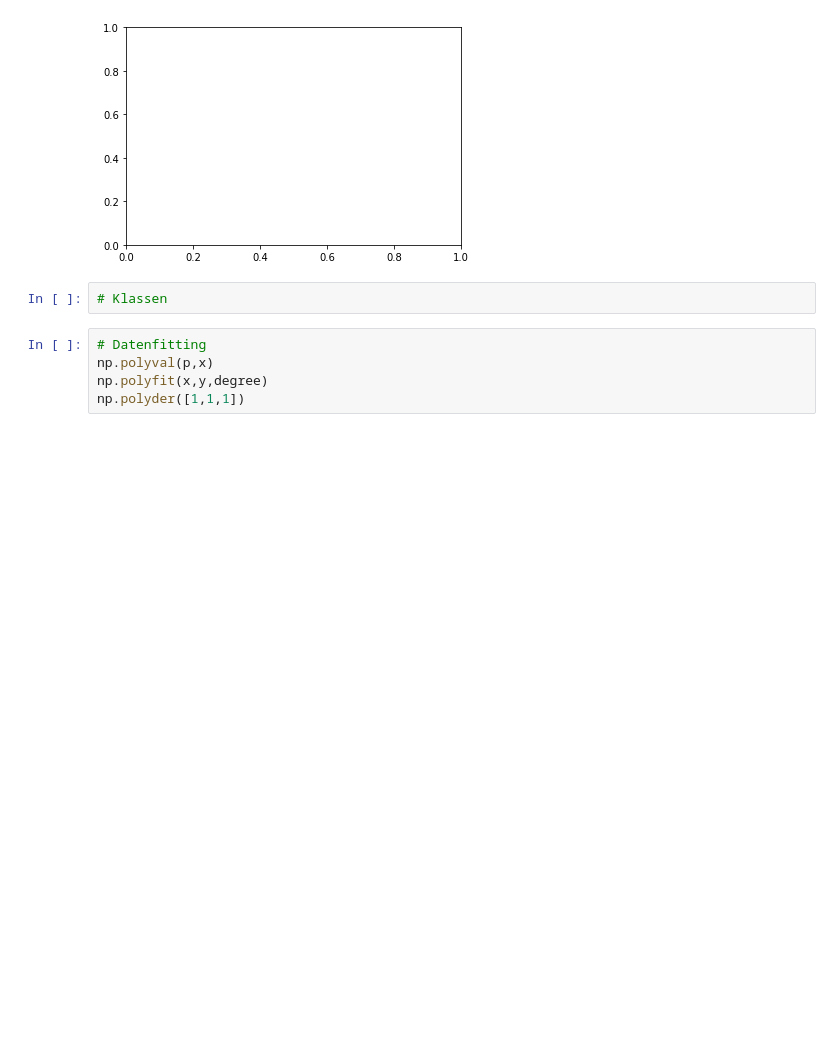
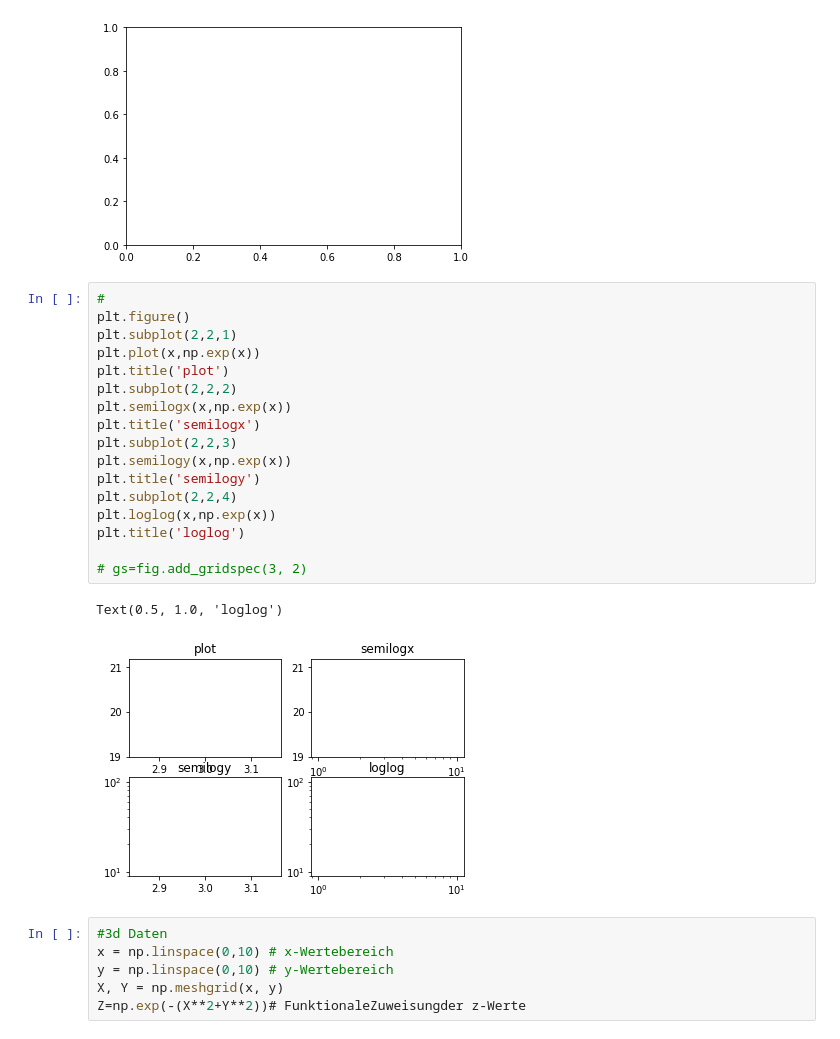
Before and after one commit to Max-Geiger/Simulation-technischer-Systeme-mit-Python, a Jupyter notebook: Formelsammlung.ipynb, the cells around one changed output. Cells and saved outputs as stored; diff of their text form; blank space fills up the shorter version.

```diff
--- a/Formelsammlung.ipynb
+++ b/Formelsammlung.ipynb
@@ -199,10 +201,29 @@ plt.tight_layout(pad=0.5) #subplotabstände
 # %% [output]
 ValueError: x and y must have same first dimension, but have shapes (1,) and (2,)
 [figure]
-# %%
-# Klassen
-# %%
-# Datenfitting
-np.polyval(p,x)
-np.polyfit(x,y,degree)
-np.polyder([1,1,1])
+# %%
+#
+plt.figure()
+plt.subplot(2,2,1)
+plt.plot(x,np.exp(x))
+plt.title('plot')
+plt.subplot(2,2,2)
+plt.semilogx(x,np.exp(x))
+plt.title('semilogx')
+plt.subplot(2,2,3)
+plt.semilogy(x,np.exp(x))
+plt.title('semilogy')
+plt.subplot(2,2,4)
+plt.loglog(x,np.exp(x))
+plt.title('loglog')
+
+# gs=fig.add_gridspec(3, 2)
+# %% [output]
+Text(0.5, 1.0, 'loglog')
+[figure, added]
+# %%
+#3d Daten
+x = np.linspace(0,10) # x-Wertebereich
+y = np.linspace(0,10) # y-Wertebereich
+X, Y = np.meshgrid(x, y)
+Z=np.exp(-(X**2+Y**2))# FunktionaleZuweisungder z-Werte
```
Also changed, not shown: parts of 9 cells of this notebook.
